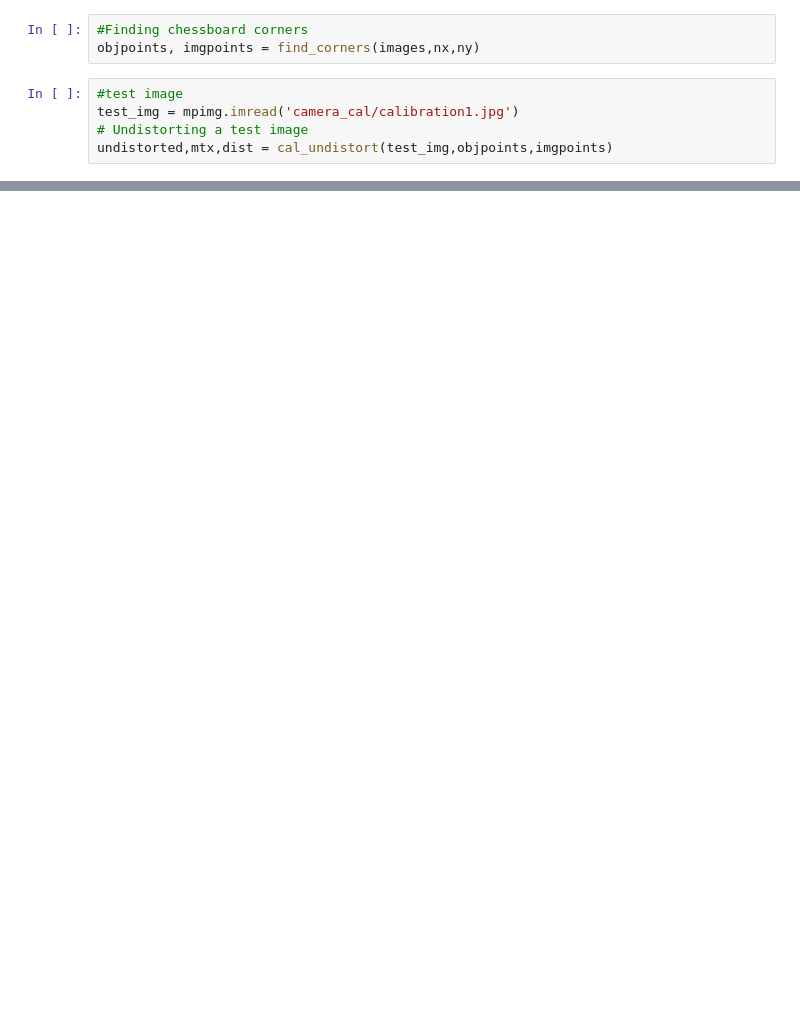
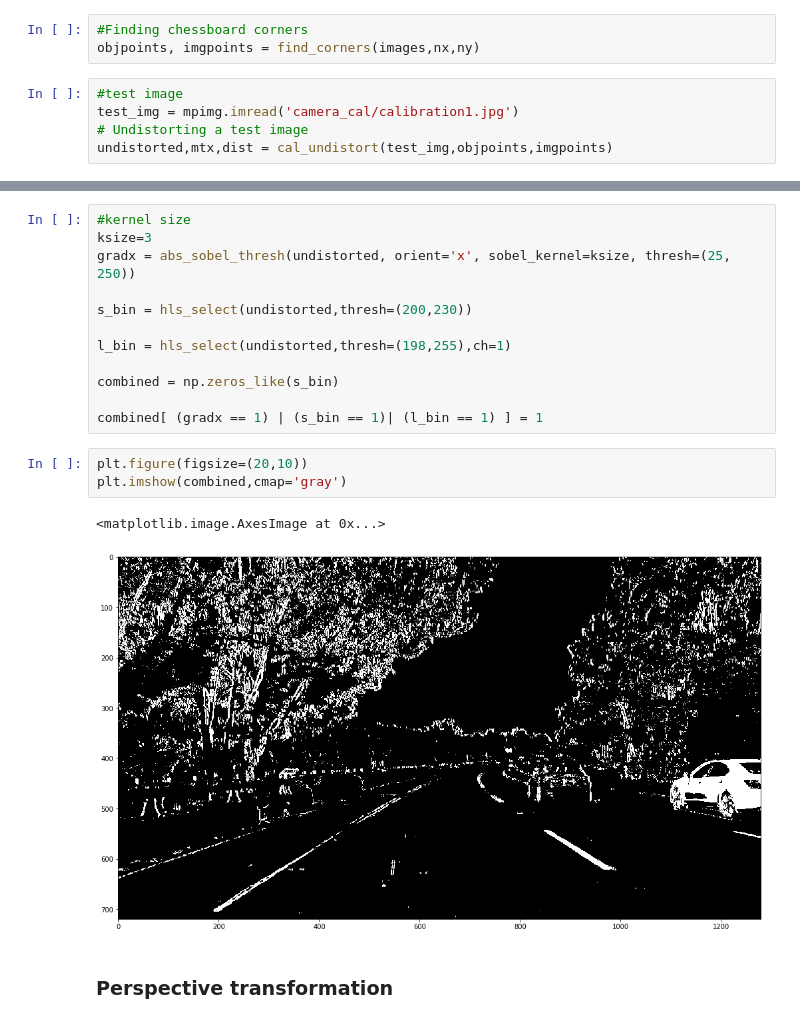
Before and after one commit to madsonrda/advanced_lane_lines, a Jupyter notebook: advanced_lane_finding.ipynb, the cells around one changed output, grey strips where cells are left out. Drawn from its saved outputs; the diff is of its cells as text; blank space fills up the shorter version.

```diff
--- a/advanced_lane_finding.ipynb
+++ b/advanced_lane_finding.ipynb
@@ -125,0 +172,20 @@ plt.subplots_adjust(left=0., right=1, top=0.9, bottom=0.)
+# %%
+#kernel size
+ksize=3
+gradx = abs_sobel_thresh(undistorted, orient='x', sobel_kernel=ksize, thresh=(25, 250))
+
+s_bin = hls_select(undistorted,thresh=(200,230))
+
+l_bin = hls_select(undistorted,thresh=(198,255),ch=1)
+
+combined = np.zeros_like(s_bin)
+
+combined[ (gradx == 1) | (s_bin == 1)| (l_bin == 1) ] = 1
+# %%
+plt.figure(figsize=(20,10))
+plt.imshow(combined,cmap='gray')
+# %% [output]
+<matplotlib.image.AxesImage at 0x...>
+[figure, added]
+# %% [markdown]
+### Perspective transformation
```
Also changed, not shown: parts of 39 cells of this notebook, 4 other files.
